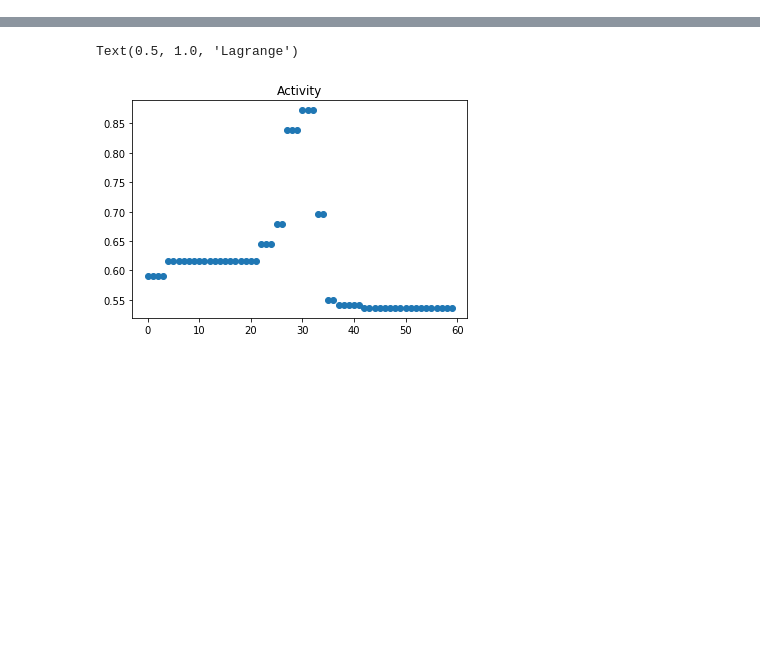
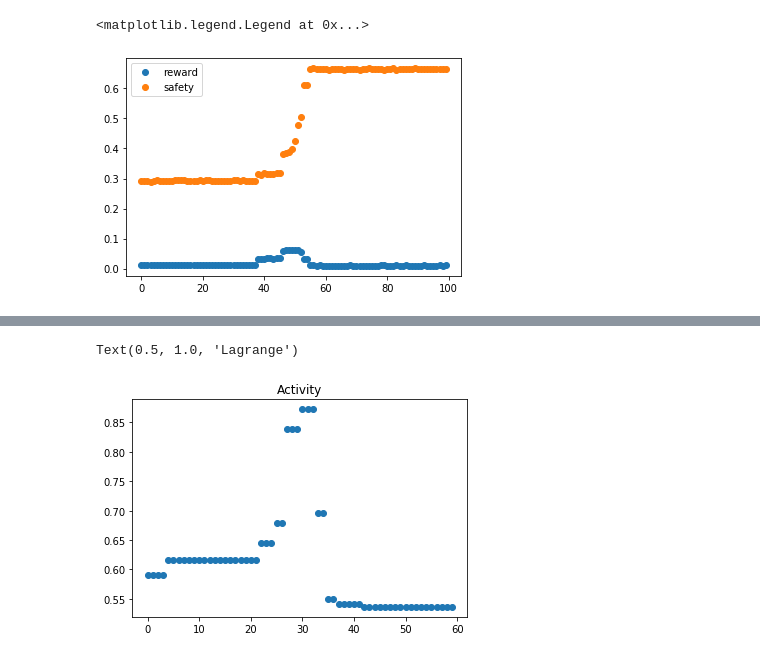
Before and after one commit to navdeepkumar12/crb, a Jupyter notebook: Experiments-2.ipynb, the cells around one changed output, grey strips where cells are left out. Drawn from its saved outputs; the diff is of its cells as text; code cells hidden in the pictures; blank space fills up the shorter version.

```diff
--- a/Experiments-2.ipynb
+++ b/Experiments-2.ipynb
@@ -29,0 +199,11 @@ class pm:
+# %%
+# whittle index policy
+S = []
+for mu in np.arange(-5,5,0.1):
+    pm.mu = mu
+    index = tl.whittle.index(pm)
+    d = tl.whittle.sim(pm,index)
+    r = np.sum(d*pm.R[::,0])
+    s = np.sum(d*pm.D[::,0])
+    S.append([r,s])
+    print(np.round(mu,1),r,s)
@@ -29,0 +228,6 @@ class pm:
+# %%
+plt.plot(S,'o')
+plt.legend(['reward','safety'])
+# %% [output]
+<matplotlib.legend.Legend at 0x...>
+[figure, added]
```
Also changed, not shown: parts of 20 cells of this notebook.
